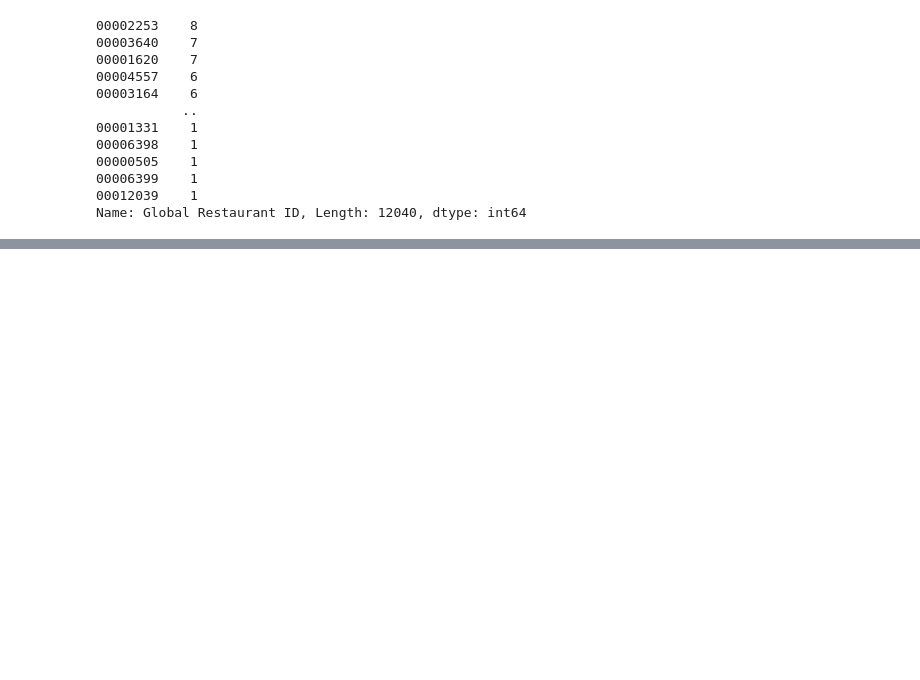
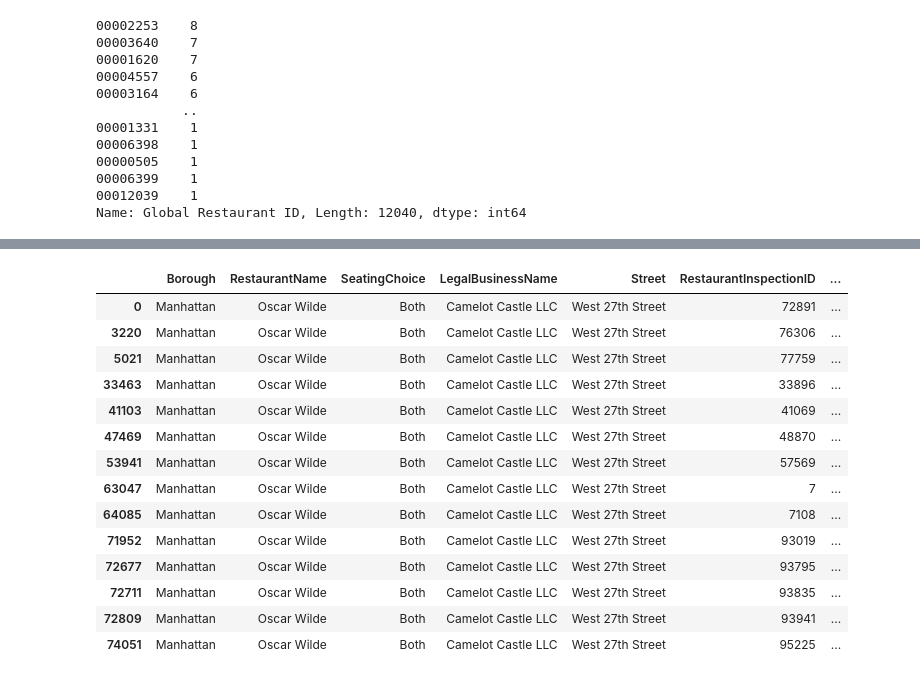
Before and after one commit to sephi-22/restaurant_services_analytics, a Jupyter notebook: Creating_global_id.ipynb, the cells around one changed output, grey strips where cells are left out. Saved outputs shown, nothing was run; the diff lists cells and outputs as text; code cells hidden in the pictures; blank space fills up the shorter version.

```diff
--- a/Creating_global_id.ipynb
+++ b/Creating_global_id.ipynb
@@ -158,0 +310,2 @@ dohmh_df
+# %%
+inspections_df = find_latest_inspection_row(inspections_df,'InspectedOn')
@@ -158,0 +328,18 @@ dohmh_df
+# %%
+inspections_df[inspections_df['Global Restaurant ID']=='00012040']
+# %% [output]
+|  | Borough | RestaurantName | SeatingChoice | LegalBusinessName | Street | RestaurantInspectionID | ... |
+| 0 | Manhattan | Oscar Wilde | Both | Camelot Castle LLC | West 27th Street | 72891 | ... |
+| 3220 | Manhattan | Oscar Wilde | Both | Camelot Castle LLC | West 27th Street | 76306 | ... |
+| 5021 | Manhattan | Oscar Wilde | Both | Camelot Castle LLC | West 27th Street | 77759 | ... |
+| 33463 | Manhattan | Oscar Wilde | Both | Camelot Castle LLC | West 27th Street | 33896 | ... |
+| 41103 | Manhattan | Oscar Wilde | Both | Camelot Castle LLC | West 27th Street | 41069 | ... |
+| 47469 | Manhattan | Oscar Wilde | Both | Camelot Castle LLC | West 27th Street | 48870 | ... |
+| 53941 | Manhattan | Oscar Wilde | Both | Camelot Castle LLC | West 27th Street | 57569 | ... |
+| 63047 | Manhattan | Oscar Wilde | Both | Camelot Castle LLC | West 27th Street | 7 | ... |
+| 64085 | Manhattan | Oscar Wilde | Both | Camelot Castle LLC | West 27th Street | 7108 | ... |
+| 71952 | Manhattan | Oscar Wilde | Both | Camelot Castle LLC | West 27th Street | 93019 | ... |
+| 72677 | Manhattan | Oscar Wilde | Both | Camelot Castle LLC | West 27th Street | 93795 | ... |
+| 72711 | Manhattan | Oscar Wilde | Both | Camelot Castle LLC | West 27th Street | 93835 | ... |
+| 72809 | Manhattan | Oscar Wilde | Both | Camelot Castle LLC | West 27th Street | 93941 | ... |
+| 74051 | Manhattan | Oscar Wilde | Both | Camelot Castle LLC | West 27th Street | 95225 | ... |
```
Also changed, not shown: parts of 20 cells of this notebook.
